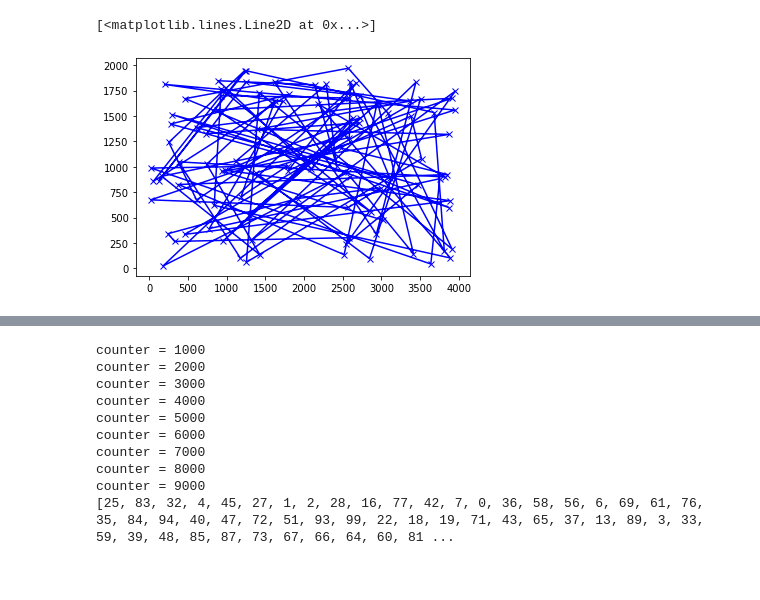
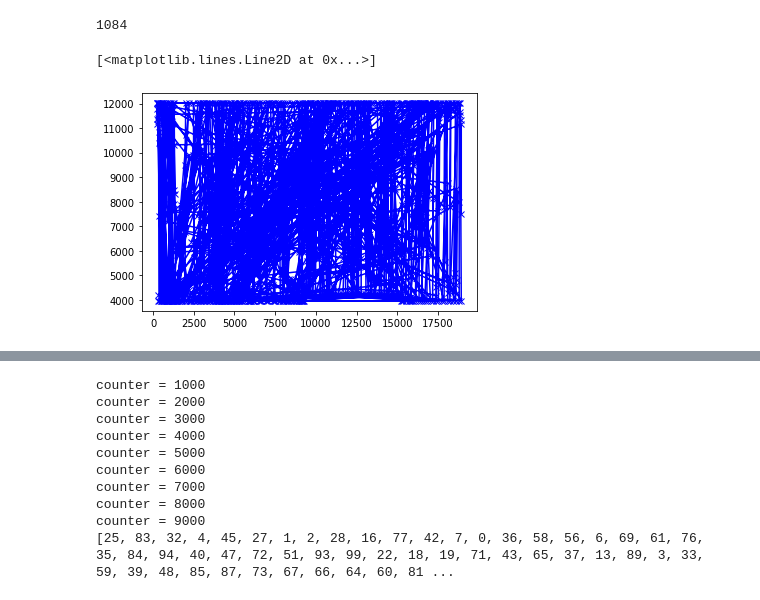
Before and after one commit to pi-lg/discrete-optimization, a Jupyter notebook: tsp/Untitled.ipynb, the cells around one changed output, grey strips where cells are left out. Saved outputs shown, nothing was run; the diff lists cells and outputs as text; code cells hidden in the pictures.

```diff
--- a/tsp/Untitled.ipynb
+++ b/tsp/Untitled.ipynb
@@ -3,23 +3,25 @@ from local_search_solver import swap_elements, solve
 from utils import Point
 import matplotlib.pyplot as plt
 # %%
-with open("data/tsp_100_1") as f:
+with open("data/tsp_1084_1") as f:
     input_data = f.read()
 
 lines = input_data.split('\n')
 
 nodeCount = int(lines[0])
 
 points = []
 for i in range(1, nodeCount+1):
     line = lines[i]
     parts = line.split()
     points.append(Point(float(parts[0]), float(parts[1])))
+print(len(points))
 
 plt.plot([point.x for point in points], [point.y for point in points], 'xb-')
 # %% [output]
-[<matplotlib.lines.Line2D at 0x...>]
+1084
+[<matplotlib.lines.Line2D at 0x...>]
-[figure, old version]
+[figure, new version]
 # %%
 best_path, distance_best_path, best_distances = solve(points)
 print(best_path)
```
Also changed, not shown: parts of 1 cell of this notebook.
